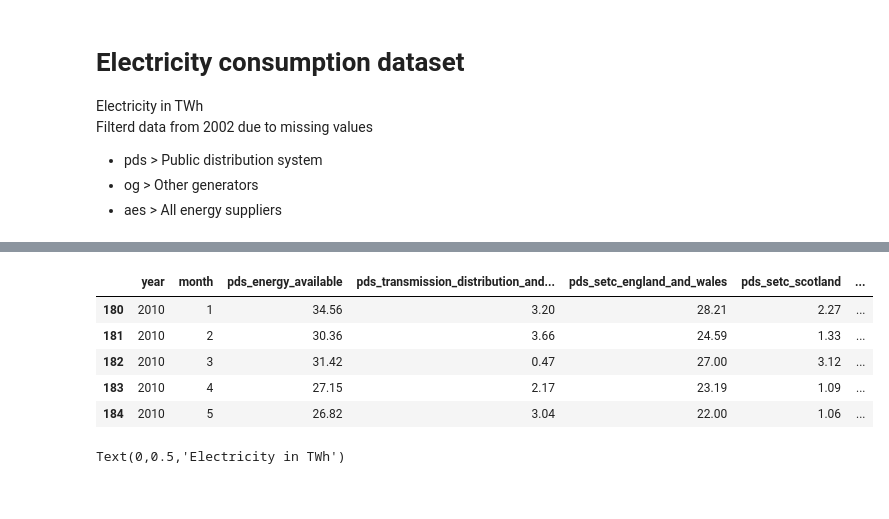
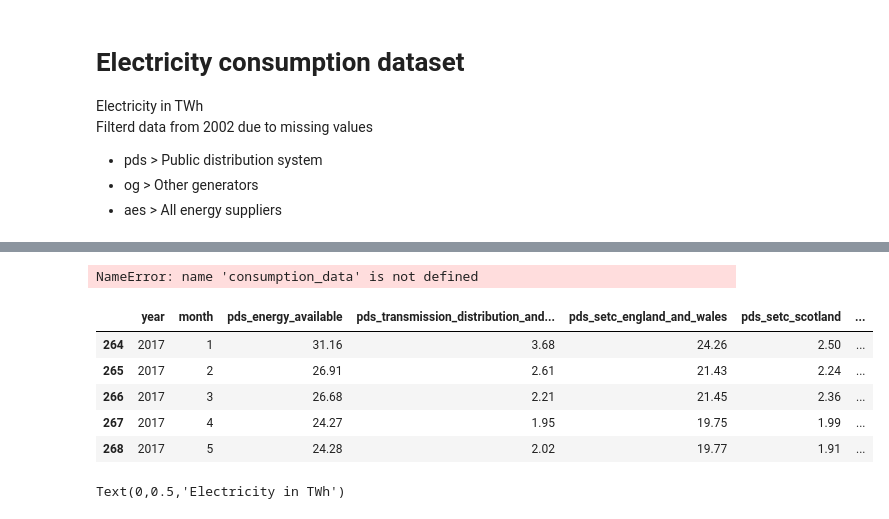
Before and after one commit to SimoneFisicaro/uk-renewables-analysis, a Jupyter notebook: notebooks/data_exploration.ipynb, the cells around one changed output, grey strips where cells are left out. Cells and saved outputs as stored; diff of their text form; code cells hidden in the pictures.

Commit message:
new data

```diff
--- a/notebooks/data_exploration.ipynb
+++ b/notebooks/data_exploration.ipynb
@@ -14,5 +14,3 @@ Filterd data from 2002 due to missing values<br>
 * pds > Public distribution system
 * og > Other generators
 * aes > All energy suppliers
-# %%
-consumption_data_input = pd.read_csv("../data/monthly_quarterly_electricity_consumption.txt", delimiter="\t", decimal=',')
@@ -22,15 +43,17 @@ consumption_data_input.dtypes
 consumption_data_input['month'] = consumption_data_input['month'].map(lambda x: strptime(x.replace('*', '').strip(), '%B').tm_mon)
 consumption_data_input['date'] = consumption_data_input['year'].map(str) + "-" + consumption_data['month'].map(str)
 consumption_data = consumption_data_input[consumption_data_input['year'] >= 2010]
+# %% [output]
+NameError: name 'consumption_data' is not defined
-# %%
-consumption_data.head()
-# %% [output]
-|  | year | month | pds_energy_available | pds_transmission_distribution_and... | pds_setc_england_and_wales | pds_setc_scotland | ... |
-| 180 | 2010 | 1 | 34.56 | 3.20 | 28.21 | 2.27 | ... |
-| 181 | 2010 | 2 | 30.36 | 3.66 | 24.59 | 1.33 | ... |
-| 182 | 2010 | 3 | 31.42 | 0.47 | 27.00 | 3.12 | ... |
-| 183 | 2010 | 4 | 27.15 | 2.17 | 23.19 | 1.09 | ... |
-| 184 | 2010 | 5 | 26.82 | 3.04 | 22.00 | 1.06 | ... |
+# %%
+consumption_data_input[consumption_data_input['year'] >= 2017].head()
+# %% [output]
+|  | year | month | pds_energy_available | pds_transmission_distribution_and... | pds_setc_england_and_wales | pds_setc_scotland | ... |
+| 264 | 2017 | 1 | 31.16 | 3.68 | 24.26 | 2.50 | ... |
+| 265 | 2017 | 2 | 26.91 | 2.61 | 21.43 | 2.24 | ... |
+| 266 | 2017 | 3 | 26.68 | 2.21 | 21.45 | 2.36 | ... |
+| 267 | 2017 | 4 | 24.27 | 1.95 | 19.75 | 1.99 | ... |
+| 268 | 2017 | 5 | 24.28 | 2.02 | 19.77 | 1.91 | ... |
 # %%
 consumption_data.set_index('date', inplace = True)
 # %%
```
Also changed, not shown: parts of 4 cells of this notebook, 6 other files.
